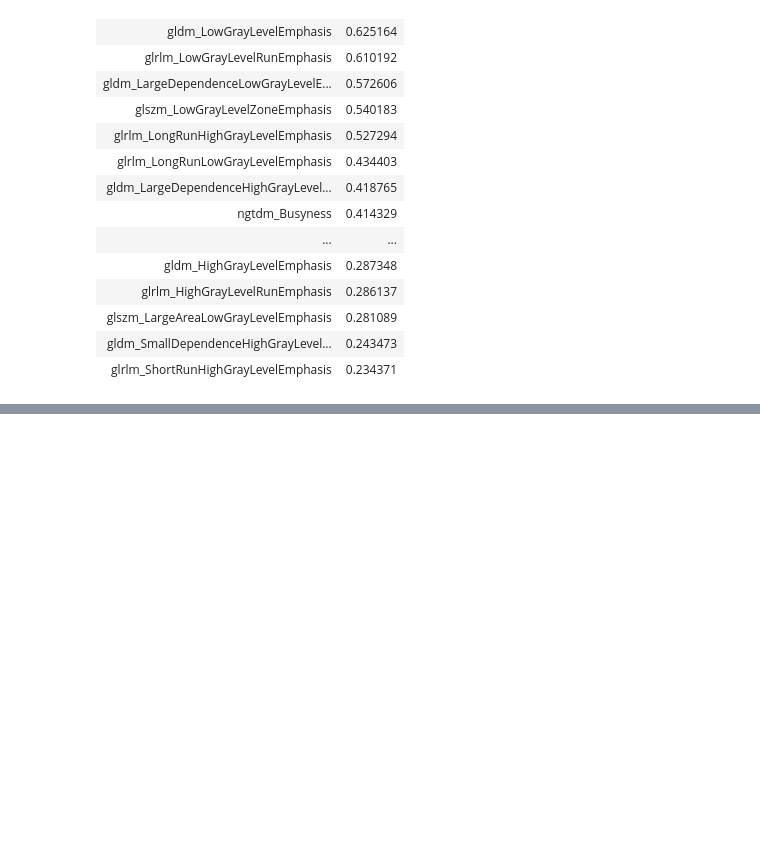
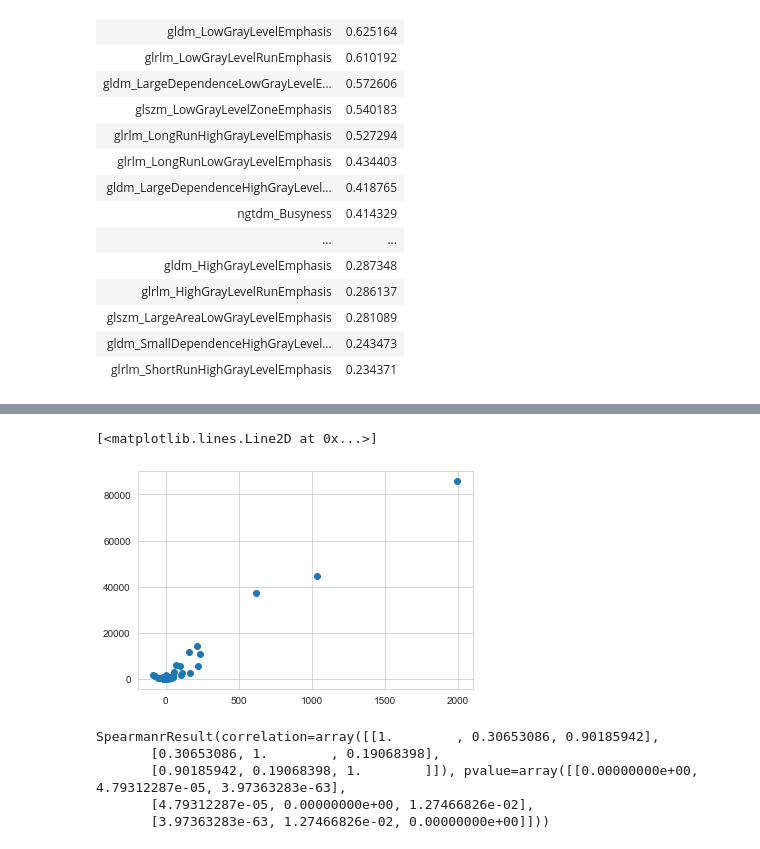
Before and after one commit to MatthewOrton/git_radsarc, a Jupyter notebook: jupyter/ReproducibilityAssessment.ipynb, the cells around one changed output, grey strips where cells are left out. Drawn from its saved outputs; the diff is of its cells as text; code cells hidden in the pictures; blank space fills up the shorter version.

```diff
--- a/jupyter/ReproducibilityAssessment.ipynb
+++ b/jupyter/ReproducibilityAssessment.ipynb
@@ -121,0 +165,5 @@ Group = texture     : # features with ICC > 0.75 = 54/73
+# %%
+plt.plot(dfMain.filter(regex='ClusterShade'), dfMain.filter(regex='ClusterProminence'), marker='o', linestyle='none')
+# %% [output]
+[<matplotlib.lines.Line2D at 0x...>]
+[figure, added]
@@ -121,0 +172,8 @@ Group = texture     : # features with ICC > 0.75 = 54/73
+# %%
+spearmanr(dfMain.filter(regex='Cluster')) #, dfMain.filter(regex='ClusterProminence'))
+# %% [output]
+SpearmanrResult(correlation=array([[1.        , 0.30653086, 0.90185942],
+       [0.30653086, 1.        , 0.19068398],
+       [0.90185942, 0.19068398, 1.        ]]), pvalue=array([[0.00000000e+00, 4.79312287e-05, 3.97363283e-63],
+       [4.79312287e-05, 0.00000000e+00, 1.27466826e-02],
+       [3.97363283e-63, 1.27466826e-02, 0.00000000e+00]]))
```
Also changed, not shown: parts of 7 cells of this notebook, 1 other file.
